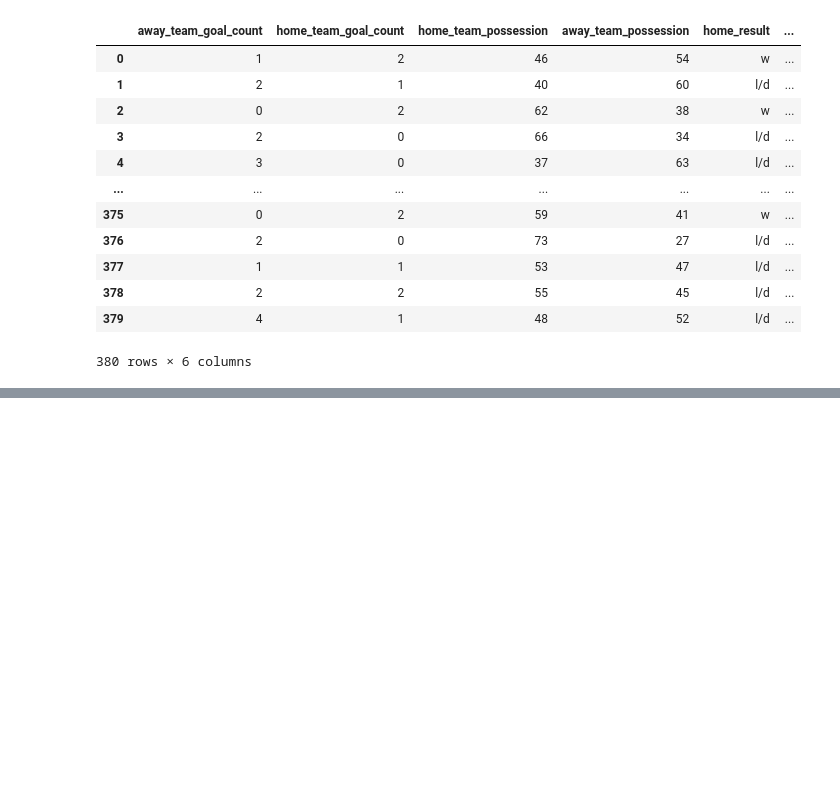
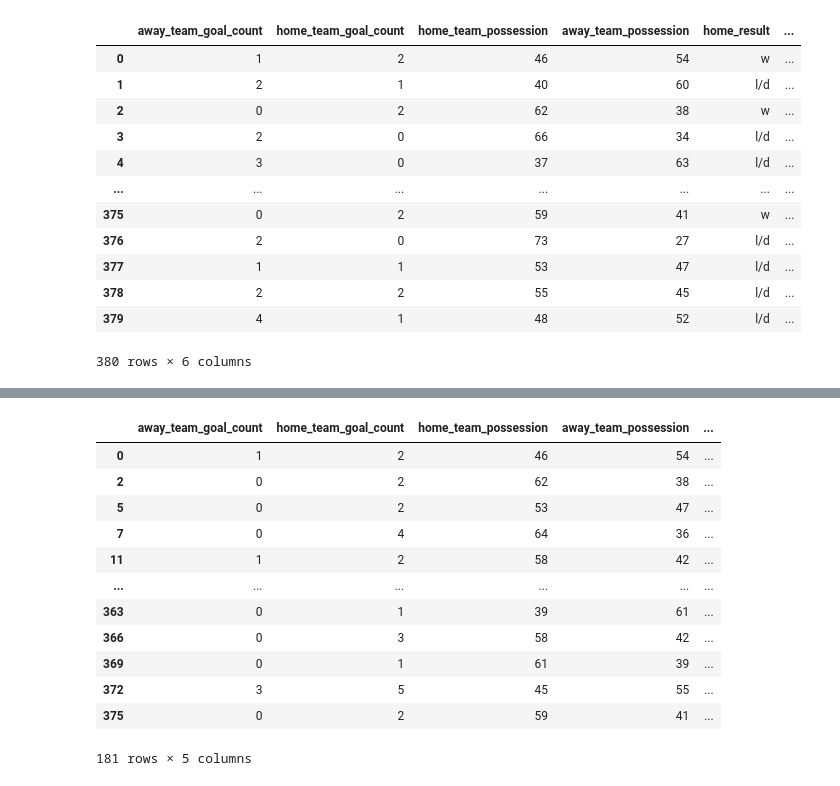
Before and after one commit to colm-o-caoimh/FootballSimulation, a Jupyter notebook: PDA_Project2020.ipynb, the cells around one changed output, grey strips where cells are left out. Saved outputs shown, nothing was run; the diff lists cells and outputs as text; code cells hidden in the pictures; blank space fills up the shorter version.

```diff
--- a/PDA_Project2020.ipynb
+++ b/PDA_Project2020.ipynb
@@ -200,0 +247,17 @@ def counts()
+# %%
+wins_only = df1.loc[df1['home_team_result'] == 'W']
+wins_only
+# %% [output]
+|  | away_team_goal_count | home_team_goal_count | home_team_possession | away_team_possession | ... |
+| 0 | 1 | 2 | 46 | 54 | ... |
+| 2 | 0 | 2 | 62 | 38 | ... |
+| 5 | 0 | 2 | 53 | 47 | ... |
+| 7 | 0 | 4 | 64 | 36 | ... |
+| 11 | 1 | 2 | 58 | 42 | ... |
+| ... | ... | ... | ... | ... | ... |
+| 363 | 0 | 1 | 39 | 61 | ... |
+| 366 | 0 | 3 | 58 | 42 | ... |
+| 369 | 0 | 1 | 61 | 39 | ... |
+| 372 | 3 | 5 | 45 | 55 | ... |
+| 375 | 0 | 2 | 59 | 41 | ... |
+181 rows × 5 columns
```
Also changed, not shown: parts of 20 cells of this notebook.
